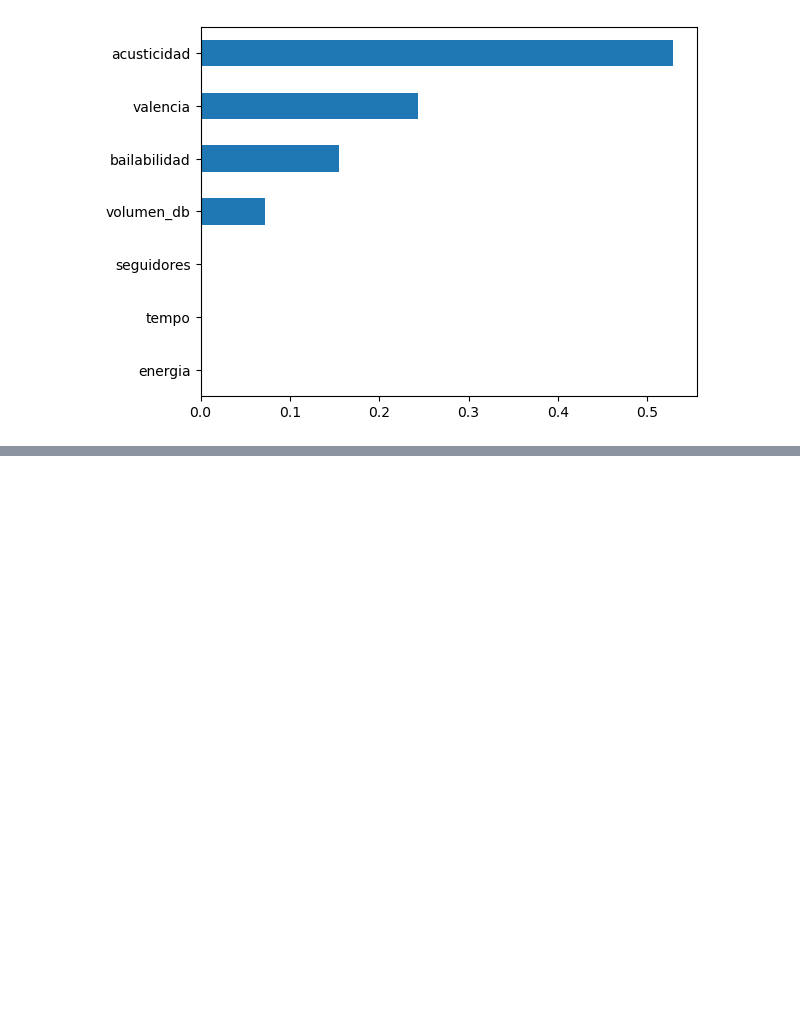
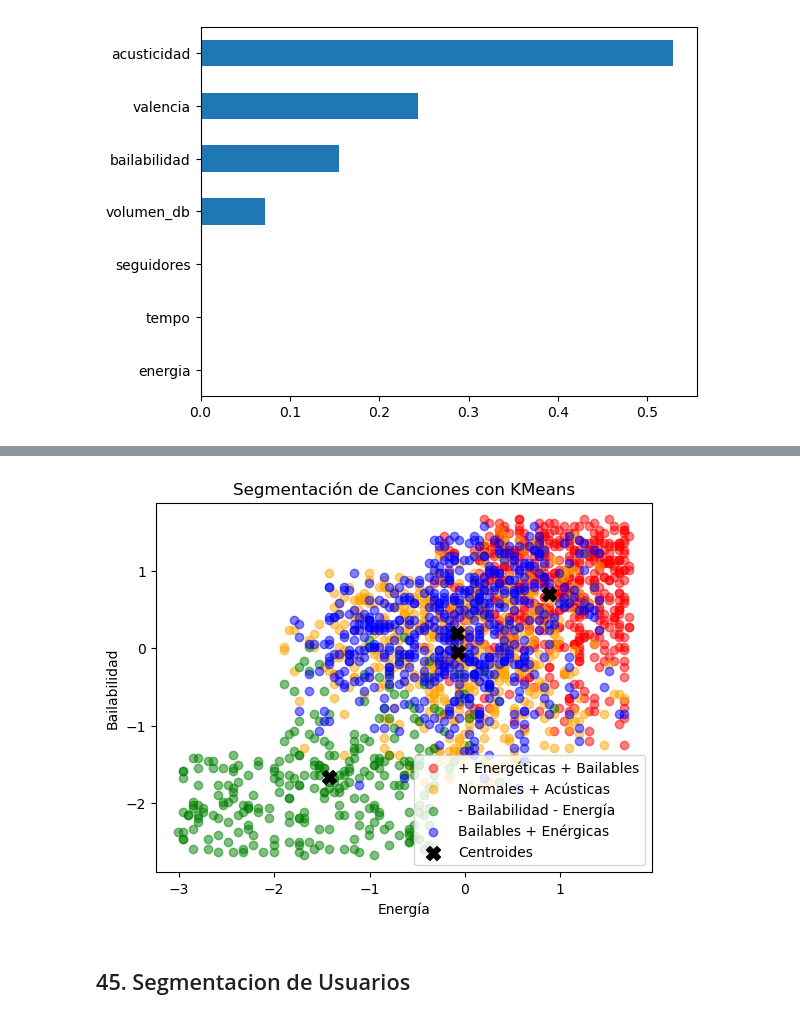
Before and after one commit to MetalMaxALIZ/Proyecto_Data_Wizards, a Jupyter notebook: 02_ML.ipynb, the cells around one changed output, grey strips where cells are left out. Drawn from its saved outputs; the diff is of its cells as text; code cells hidden in the pictures; blank space fills up the shorter version.

```diff
--- a/02_ML.ipynb
+++ b/02_ML.ipynb
@@ -179,0 +201,5 @@ features_acusticas = ['energia', 'bailabilidad', 'valencia', 'acusticidad', 'tem
+# %%
+k_elegido = 4
+kmeans = KMeans(n_clusters=k_elegido, random_state=42)
+canciones['cluster'] = kmeans.fit_predict(X_scaled_acusticas)
+canciones.groupby('cluster')[features_km].mean()
@@ -179,0 +213,21 @@ features_acusticas = ['energia', 'bailabilidad', 'valencia', 'acusticidad', 'tem
+# %%
+colors = ['Red', 'Orange', 'Green', 'Blue']
+nombres_clusters = ['+ Energéticas + Bailables', 'Normales + Acústicas', '- Bailabilidad - Energía', 'Bailables + Enérgicas']
+
+# Este bucle es para poder ponerle nombre a la leyenda a cada cluster
+for i in range(k_elegido):
+    mask = canciones['cluster'] == i
+    plt.scatter(X_scaled_acusticas.loc[mask, 'energia'], X_scaled_acusticas.loc[mask, 'bailabilidad'], c=colors[i], alpha=0.5, label=nombres_clusters[i])
+
+centers = kmeans.cluster_centers_
+centers_df = pd.DataFrame(centers, columns=features_km)
+plt.scatter(centers_df['energia'], centers_df['bailabilidad'], c='black', marker='X', s=100, label='Centroides')
+plt.xlabel('Energía')
+plt.ylabel('Bailabilidad')
+plt.title('Segmentación de Canciones con KMeans')
+plt.legend()
+plt.show()
+# %% [output]
+[figure, added]
+# %% [markdown]
+## 45. Segmentacion de Usuarios
```
Also changed, not shown: parts of 16 cells of this notebook.
